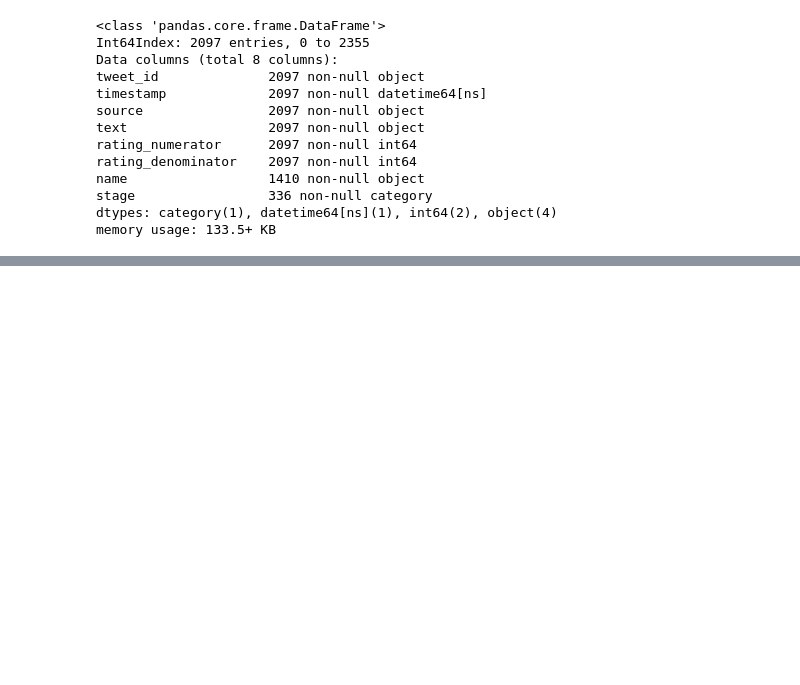
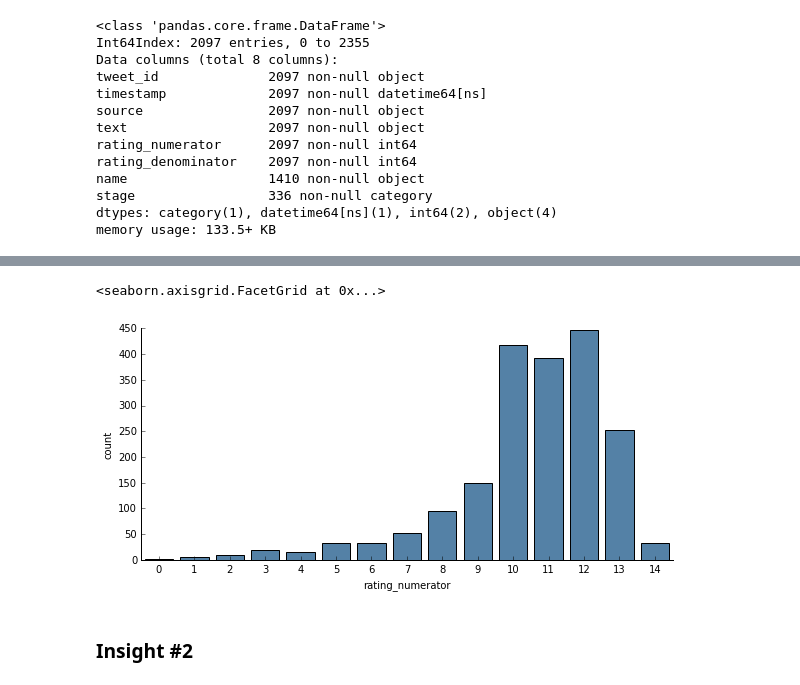
Before and after one commit to moscowjh/t2-p3-wrangle, a Jupyter notebook: wrangle_act.ipynb, the cells around one changed output, grey strips where cells are left out. Saved outputs shown, nothing was run; the diff lists cells and outputs as text; code cells hidden in the pictures; blank space fills up the shorter version.

```diff
--- a/wrangle_act.ipynb
+++ b/wrangle_act.ipynb
@@ -1224,0 +1534,9 @@ memory usage: 133.5+ KB
+# %%
+# same plot using Seaborn
+sns.factorplot("rating_numerator", data=df_temp, aspect=2,
+                       kind="count", color='steelblue')
+# %% [output]
+<seaborn.axisgrid.FacetGrid at 0x...>
+[figure, added]
+# %% [markdown]
+### Insight #2
```
Also changed, not shown: parts of 56 cells of this notebook, 1 other file.
